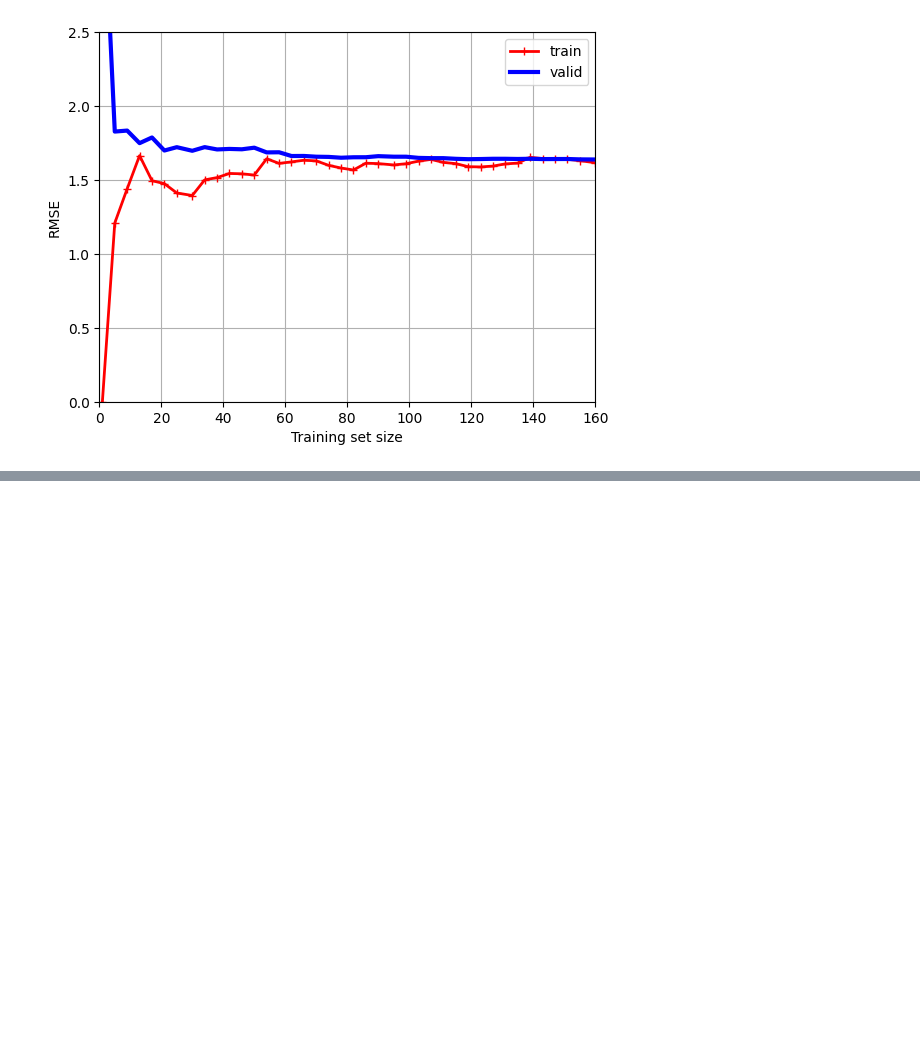
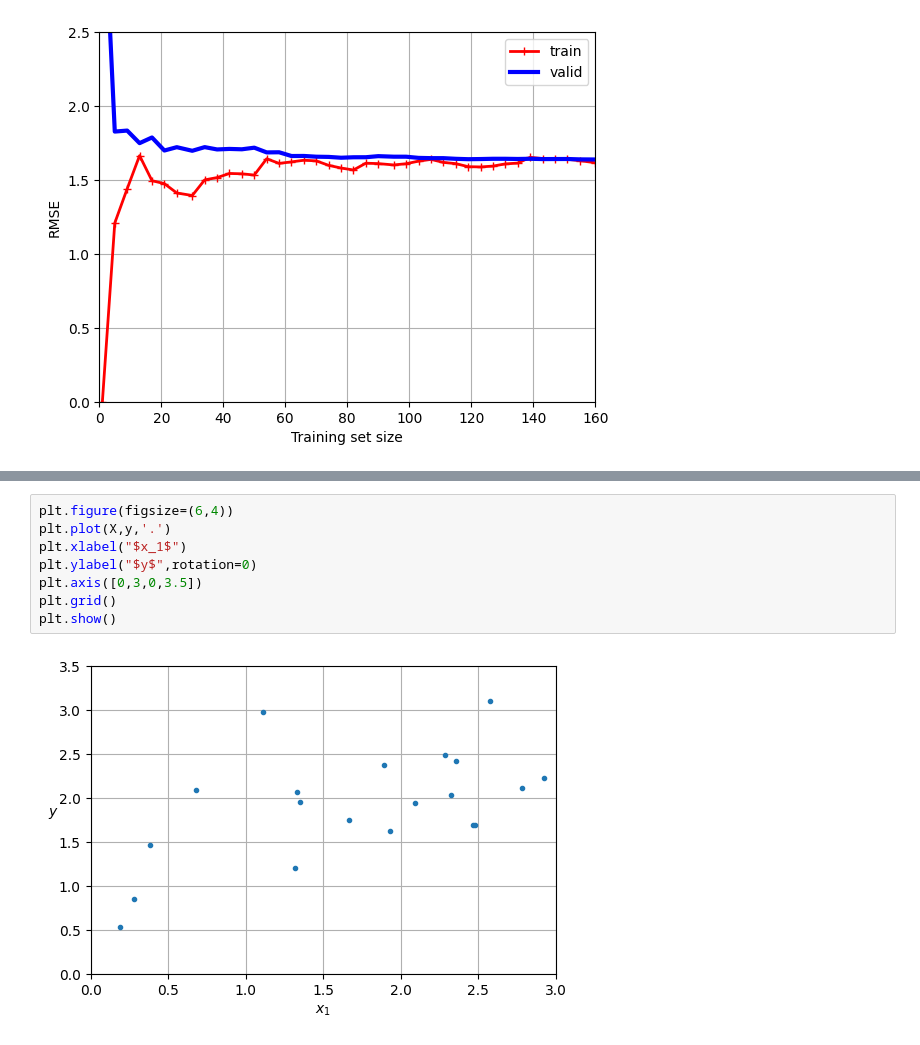
Before and after one commit to jsuryanm/HOML, a Jupyter notebook: 4.0-training_models/training_models.ipynb, the cells around one changed output, grey strips where cells are left out. Cells and saved outputs as stored; diff of their text form; blank space fills up the shorter version.

```diff
--- a/4.0-training_models/training_models.ipynb
+++ b/4.0-training_models/training_models.ipynb
@@ -275,0 +327,10 @@ plt.show()
+# %%
+plt.figure(figsize=(6,4))
+plt.plot(X,y,'.')
+plt.xlabel("$x_1$")
+plt.ylabel("$y$",rotation=0)
+plt.axis([0,3,0,3.5])
+plt.grid()
+plt.show()
+# %% [output]
+[figure, added]
```
Also changed, not shown: parts of 7 cells of this notebook, 1 other file.
